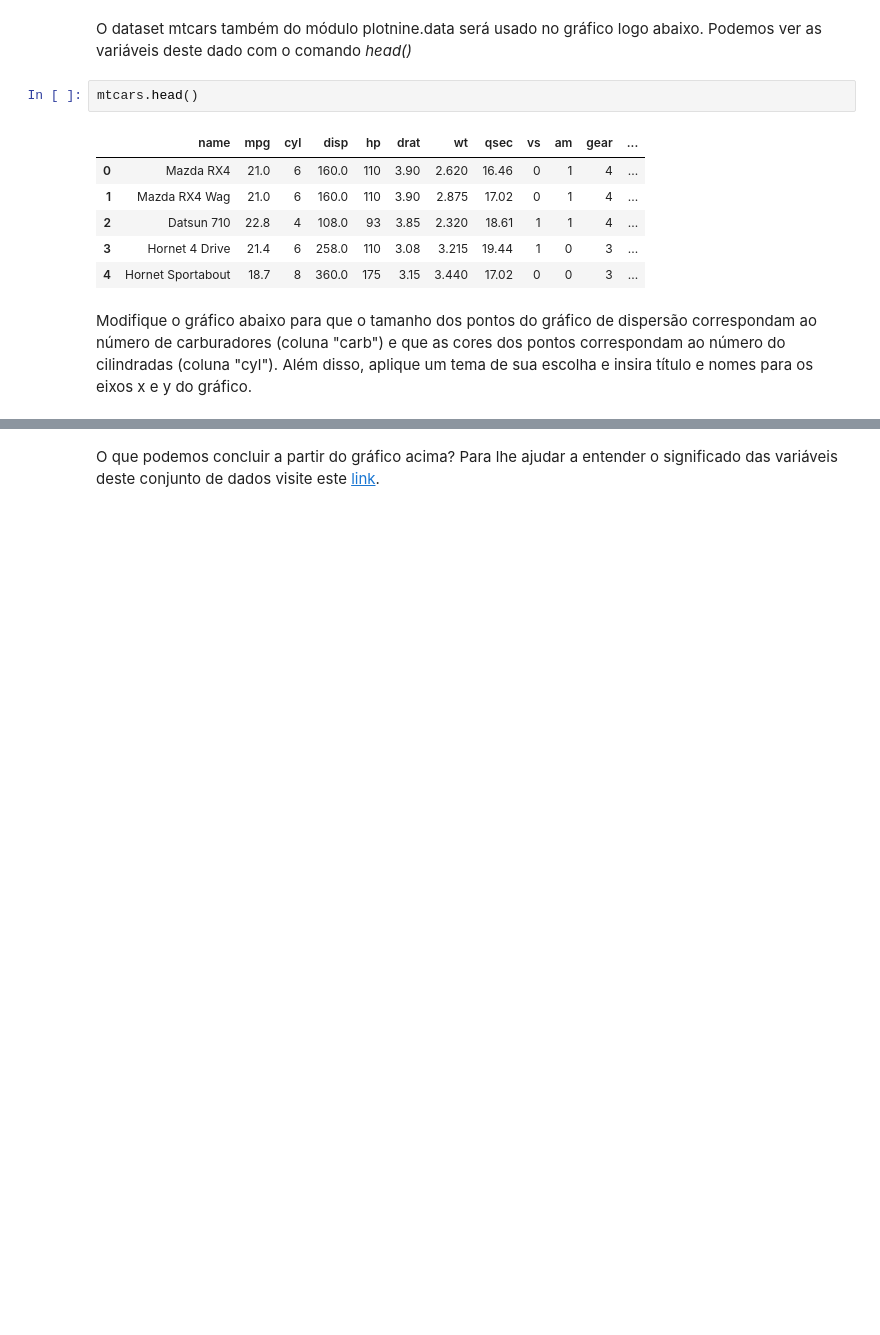
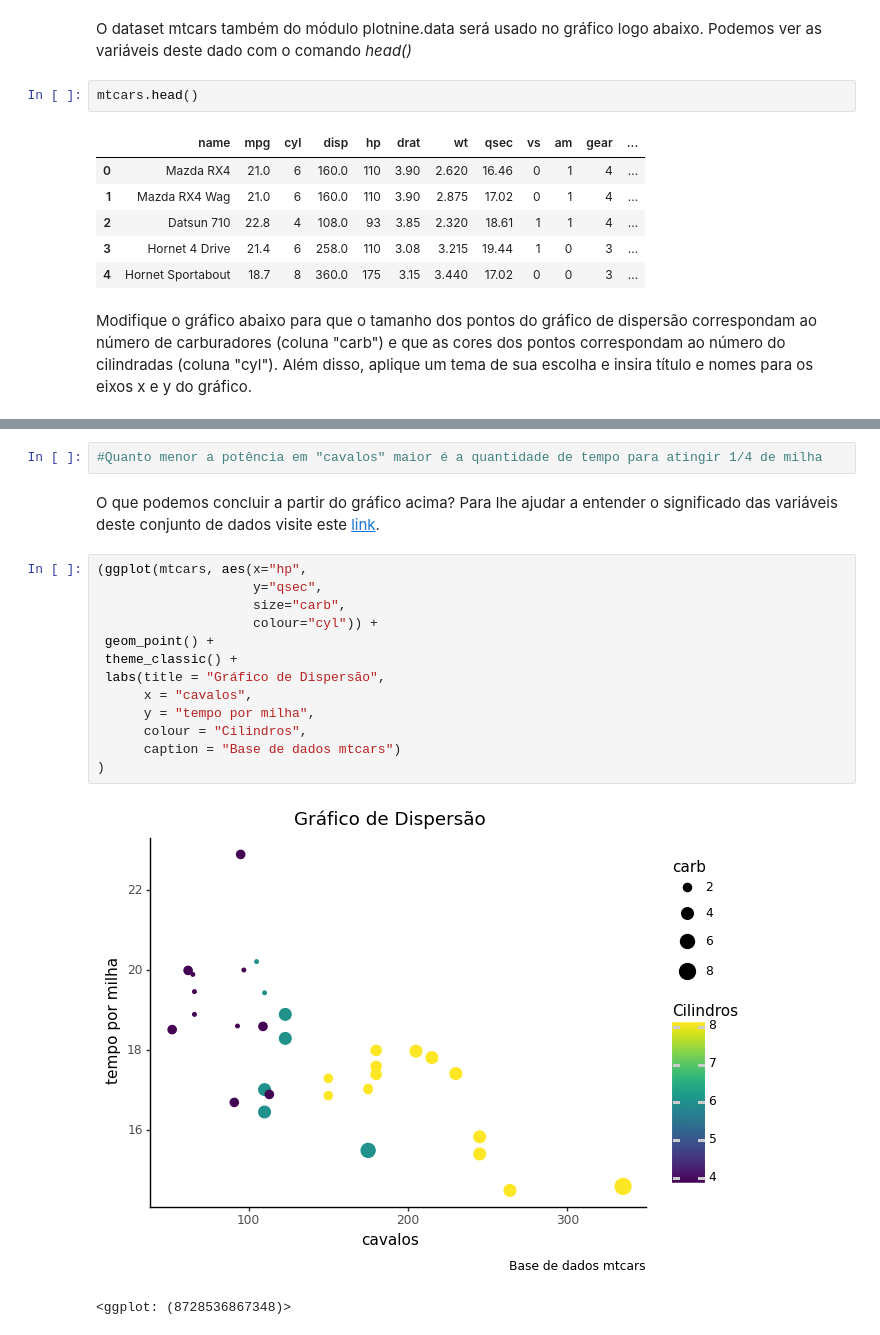
Before and after one commit to BiaBiadeni/intro_python_verao_ime_2023, a Jupyter notebook: exercicios/exercicio04.ipynb, the cells around one changed output, grey strips where cells are left out. Cells and saved outputs as stored; diff of their text form; blank space fills up the shorter version.

```diff
--- a/exercicios/exercicio04.ipynb
+++ b/exercicios/exercicio04.ipynb
@@ -48,2 +69,20 @@ Modifique o gráfico abaixo para que o tamanho dos pontos do gráfico de dispers
+# %%
+#Quanto menor a potência em "cavalos" maior é a quantidade de tempo para atingir 1/4 de milha
 # %% [markdown]
 O que podemos concluir a partir do gráfico acima? Para lhe ajudar a entender o significado das variáveis deste conjunto de dados visite este [link](https://rpubs.com/neros/61800).
+# %%
+(ggplot(mtcars, aes(x="hp",
+                    y="qsec",
+                    size="carb",
+                    colour="cyl")) +
+ geom_point() +
+ theme_classic() +
+ labs(title = "Gráfico de Dispersão",
+      x = "cavalos",
+      y = "tempo por milha",
+      colour = "Cilindros",
+      caption = "Base de dados mtcars")
+)
+# %% [output]
+[figure, added]
+<ggplot: (8728536867348)>
```
Also changed, not shown: parts of 3 cells of this notebook, 1 other file.
